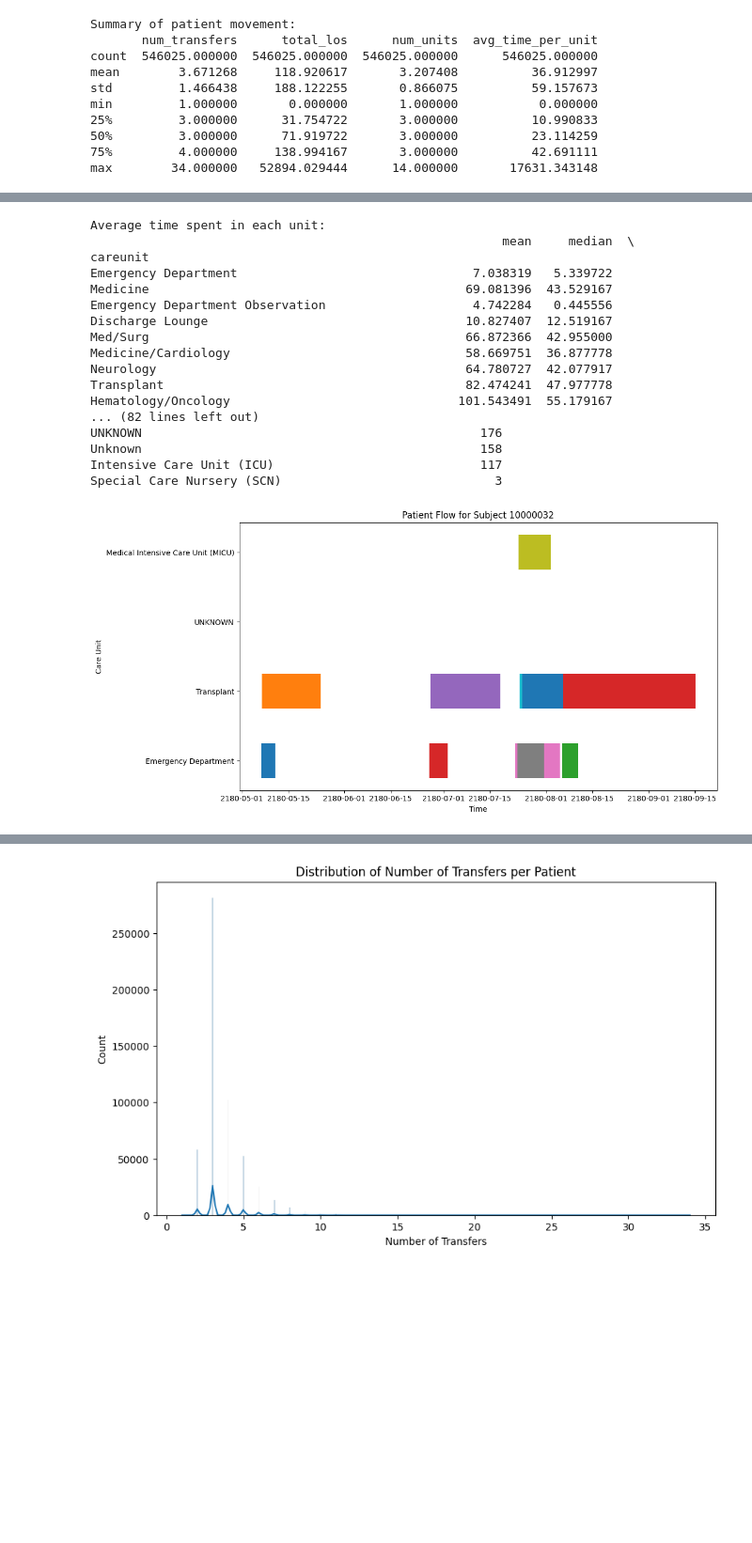
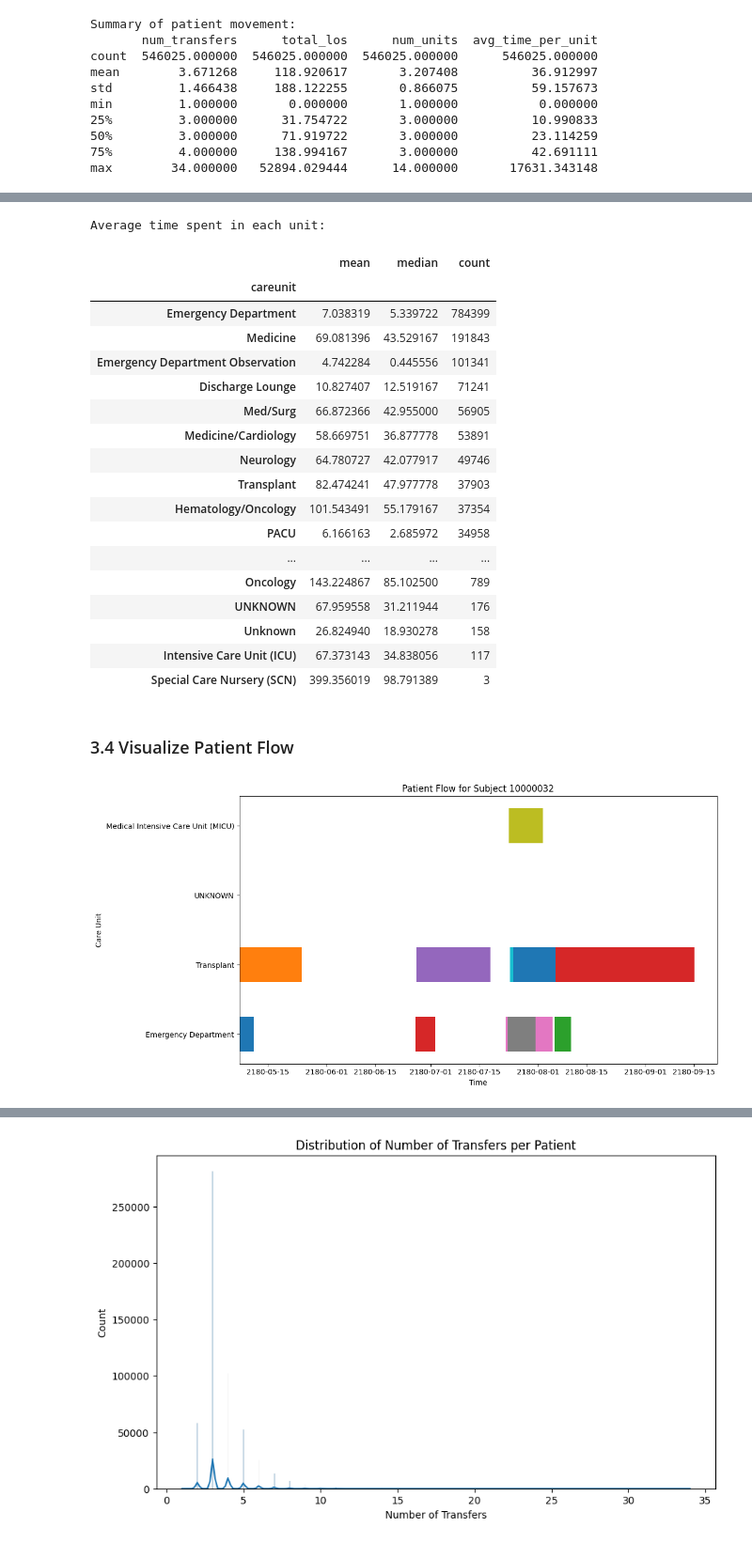
Before and after one commit to JewelsHovan/Milestone-I, a Jupyter notebook: src/FlowAnalysis.ipynb, the cells around one changed output, grey strips where cells are left out. Shown: that part at 94% size. Drawn from its saved outputs; the diff is of its cells as text; code cells hidden in the pictures; blank space fills up the shorter version.

```diff
--- a/src/FlowAnalysis.ipynb
+++ b/src/FlowAnalysis.ipynb
@@ -20,12 +30,12 @@ from sklearn.preprocessing import StandardScaler
 # %%
-# modify this to direct to the data stored locally
+# Modify this to direct to the data stored locally
 file_paths = {
-    'edstays': "ED/edstays.csv",
-    'admissions': "HOSP/admissions.csv",
-    'transfers': "HOSP/transfers.csv",
-    'diagnosis': "ED/diagnosis.csv",
-    'triage': "ED/triage.csv",
-    'vitalsigns': 'ED/vitalsign.csv',
-    'medrecon': 'ED/medrecon.csv',
-    'patients': 'HOSP/patients.csv'
+    'edstays': "../ED/edstays.csv",
+    'admissions': "../HOSP/admissions.csv",
+    'transfers': "../HOSP/transfers.csv",
+    'diagnosis': "../ED/diagnosis.csv",
+    'triage': "../ED/triage.csv",
+    'vitalsigns': "../ED/vitalsign.csv",
+    'medrecon': "../ED/medrecon.csv",
+    'patients': "../HOSP/patients.csv"
 }
@@ -111,52 +112,51 @@ max        34.000000   52894.029444      14.000000       17631.343148
+# %%
+# Calculate Average Time Spent in Each Unit
+unit_time = transfers_df.groupby('careunit')['los'].agg(['mean', 'median', 'count']).sort_values('count', ascending=False)
+
+print("\nAverage time spent in each unit:")
+unit_time
+# %% [output]
+Average time spent in each unit:
+|  | mean | median | count |
+| careunit |  |  |  |
+| Emergency Department | 7.038319 | 5.339722 | 784399 |
+| Medicine | 69.081396 | 43.529167 | 191843 |
+| Emergency Department Observation | 4.742284 | 0.445556 | 101341 |
+| Discharge Lounge | 10.827407 | 12.519167 | 71241 |
+| Med/Surg | 66.872366 | 42.955000 | 56905 |
+| Medicine/Cardiology | 58.669751 | 36.877778 | 53891 |
+| Neurology | 64.780727 | 42.077917 | 49746 |
+| Transplant | 82.474241 | 47.977778 | 37903 |
+| Hematology/Oncology | 101.543491 | 55.179167 | 37354 |
+| PACU | 6.166163 | 2.685972 | 34958 |
+| ... | ... | ... | ... |
+| Oncology | 143.224867 | 85.102500 | 789 |
+| UNKNOWN | 67.959558 | 31.211944 | 176 |
+| Unknown | 26.824940 | 18.930278 | 158 |
+| Intensive Care Unit (ICU) | 67.373143 | 34.838056 | 117 |
+| Special Care Nursery (SCN) | 399.356019 | 98.791389 | 3 |
+# %% [markdown]
+### 3.4 Visualize Patient Flow
 # %%
-
-# Calculate Average Time Spent in Each Unit
-unit_time = transfers_df.groupby('careunit')['los'].agg(['mean', 'median', 'count']).sort_values('count', ascending=False)
-
-print("\nAverage time spent in each unit:")
-print(unit_time)
-
-# Function to Plot Patient Flow
 def plot_patient_flow(df, patient_id):
     """
     Plots the flow of a patient through different care units over time.
-
-    Parameters:
-        df (DataFrame): Transfers DataFrame.
-        patient_id (int): Subject ID of the patient.
     """
     patient_data = df[df['subject_id'] == patient_id].sort_values('intime')
 
     plt.figure(figsize=(12, 6))
 
     for _, row in patient_data.iterrows():
         plt.barh(row['careunit'], row['los'], left=row['intime'], height=0.5)
 
     plt.title(f'Patient Flow for Subject {patient_id}')
     plt.xlabel('Time')
     plt.ylabel('Care Unit')
     plt.tight_layout()
     plt.show()
 
 # Example: Plot Flow for the First Patient
-first_patient = transfers_df['subject_id'].iloc[0]
+first_patient = transfers_df['subject_id'].iloc[1]
 plot_patient_flow(transfers_df, first_patient)
 # %% [output]
-Average time spent in each unit:
-                                                        mean     median  \
-careunit
-Emergency Department                                7.038319   5.339722
-Medicine                                           69.081396  43.529167
-Emergency Department Observation                    4.742284   0.445556
-Discharge Lounge                                   10.827407  12.519167
-Med/Surg                                           66.872366  42.955000
-Medicine/Cardiology                                58.669751  36.877778
-Neurology                                          64.780727  42.077917
-Transplant                                         82.474241  47.977778
-Hematology/Oncology                               101.543491  55.179167
-... (82 lines left out)
-UNKNOWN                                              176
-Unknown                                              158
-Intensive Care Unit (ICU)                            117
-Special Care Nursery (SCN)                             3
-[figure, old version]
+[figure, new version]
```
Also changed, not shown: parts of 37 cells of this notebook, 6 other files.
